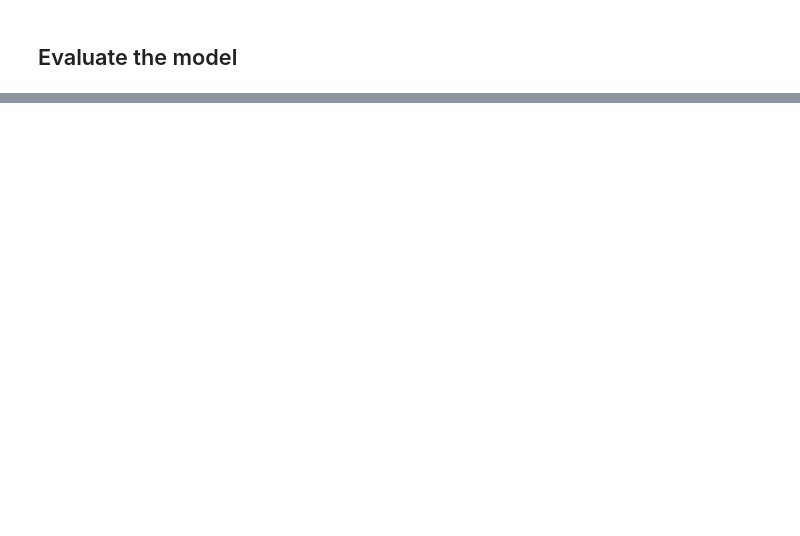
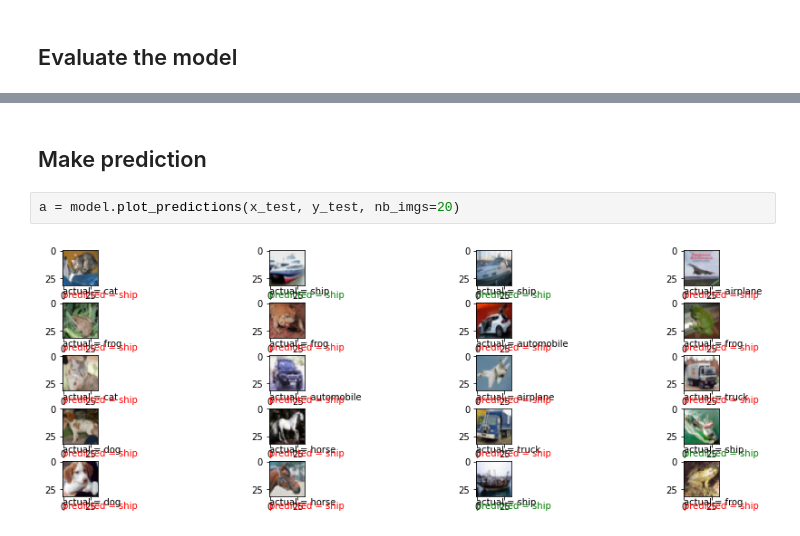
Before and after one commit to mhannani/CIFAR-10_classification, a Jupyter notebook: Workflow.ipynb, the cells around one changed output, grey strips where cells are left out. Cells and saved outputs as stored; diff of their text form; blank space fills up the shorter version.

Commit message:
make predictions.

```diff
--- a/Workflow.ipynb
+++ b/Workflow.ipynb
@@ -60,0 +61,6 @@ model.evaluate(x_test, y_test)
+# %% [markdown]
+## Make prediction
+# %%
+a = model.plot_predictions(x_test, y_test, nb_imgs=20)
+# %% [output]
+[figure, added]
```
Also changed, not shown: parts of 2 cells of this notebook, 1 other file.
